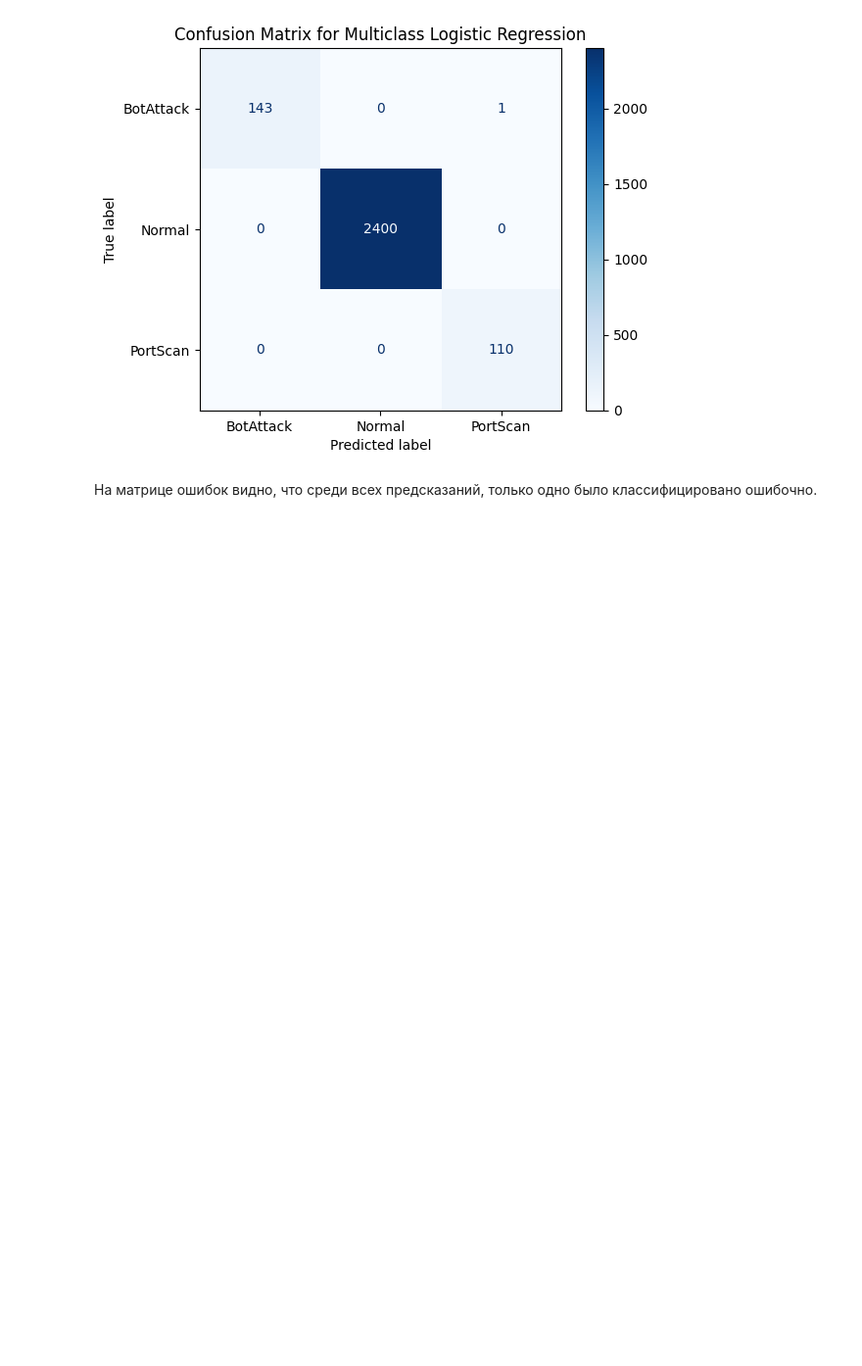
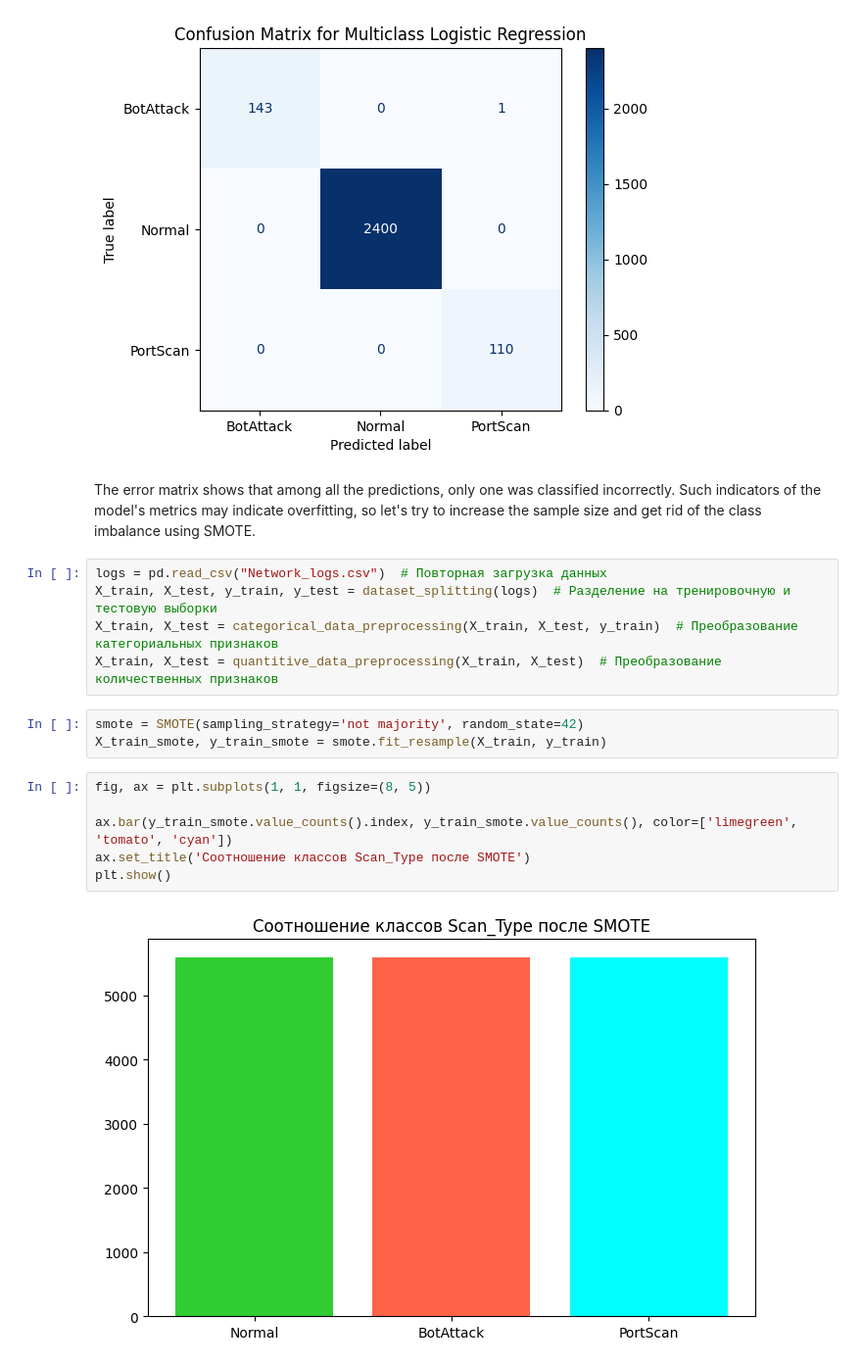
Before and after one commit to iamrus1/Intrusion-Log-Analysis, a Jupyter notebook: Intrusion detection log analysis Eng.ipynb, the cells around one changed output. Shown at 98% size. Drawn from its saved outputs; the diff is of its cells as text; blank space fills up the shorter version.

```diff
--- a/Intrusion detection log analysis Eng.ipynb
+++ b/Intrusion detection log analysis Eng.ipynb
@@ -571,4 +649,20 @@ plt.title('Confusion Matrix for Multiclass Logistic Regression')
 Text(0.5, 1.0, 'Confusion Matrix for Multiclass Logistic Regression')
 [figure]
 # %% [markdown]
-На матрице ошибок видно, что среди всех предсказаний, только одно было классифицировано ошибочно.
+The error matrix shows that among all the predictions, only one was classified incorrectly. Such indicators of the model's metrics may indicate overfitting, so let's try to increase the sample size and get rid of the class imbalance using SMOTE.
+# %%
+logs = pd.read_csv("Network_logs.csv")  # Повторная загрузка данных
+X_train, X_test, y_train, y_test = dataset_splitting(logs)  # Разделение на тренировочную и тестовую выборки
+X_train, X_test = categorical_data_preprocessing(X_train, X_test, y_train)  # Преобразование категориальных признаков
+X_train, X_test = quantitive_data_preprocessing(X_train, X_test)  # Преобразование количественных признаков
+# %%
+smote = SMOTE(sampling_strategy='not majority', random_state=42)
+X_train_smote, y_train_smote = smote.fit_resample(X_train, y_train)
+# %%
+fig, ax = plt.subplots(1, 1, figsize=(8, 5))
+
+ax.bar(y_train_smote.value_counts().index, y_train_smote.value_counts(), color=['limegreen', 'tomato', 'cyan'])
+ax.set_title('Соотношение классов Scan_Type после SMOTE')
+plt.show()
+# %% [output]
+[figure, added]
```
Also changed, not shown: parts of 26 cells of this notebook, 1 other file.
